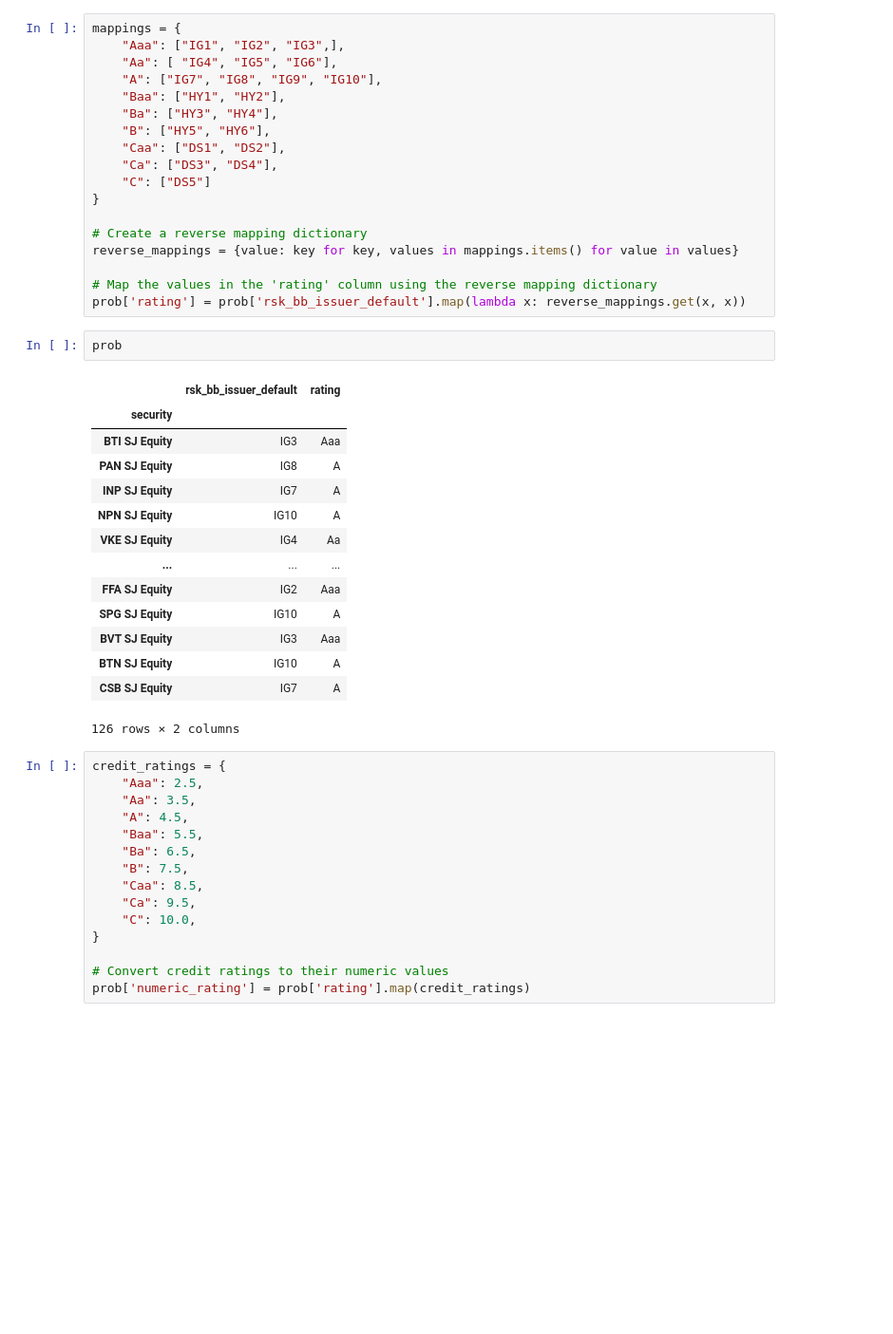
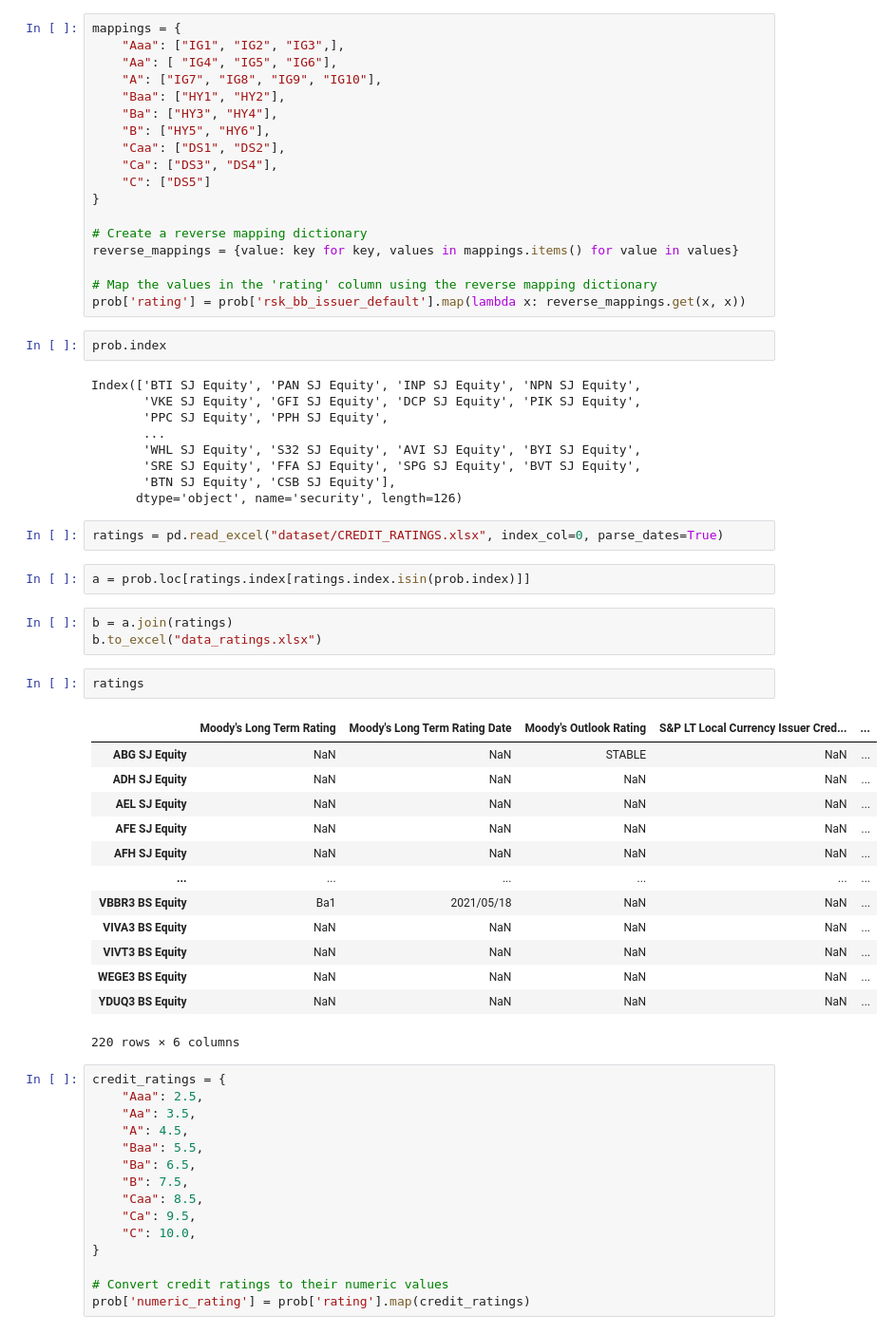
Before and after one commit to thabangndhlovu/HELLO_CREDIT, a Jupyter notebook: hello_credit04_training.ipynb, the cells around one changed output. Shown: that part at 95% size. Cells and saved outputs as stored; diff of their text form; blank space fills up the shorter version.

```diff
--- a/hello_credit04_training.ipynb
+++ b/hello_credit04_training.ipynb
@@ -285,22 +285,39 @@ reverse_mappings = {value: key for key, values in mappings.items() for value in
 # Map the values in the 'rating' column using the reverse mapping dictionary
 prob['rating'] = prob['rsk_bb_issuer_default'].map(lambda x: reverse_mappings.get(x, x))
 # %%
-prob
+prob.index
 # %% [output]
-|  | rsk_bb_issuer_default | rating |
-| security |  |  |
-| BTI SJ Equity | IG3 | Aaa |
-| PAN SJ Equity | IG8 | A |
-| INP SJ Equity | IG7 | A |
-| NPN SJ Equity | IG10 | A |
-| VKE SJ Equity | IG4 | Aa |
-| ... | ... | ... |
-| FFA SJ Equity | IG2 | Aaa |
-| SPG SJ Equity | IG10 | A |
-| BVT SJ Equity | IG3 | Aaa |
-| BTN SJ Equity | IG10 | A |
-| CSB SJ Equity | IG7 | A |
-126 rows × 2 columns
+Index(['BTI SJ Equity', 'PAN SJ Equity', 'INP SJ Equity', 'NPN SJ Equity',
+       'VKE SJ Equity', 'GFI SJ Equity', 'DCP SJ Equity', 'PIK SJ Equity',
+       'PPC SJ Equity', 'PPH SJ Equity',
+       ...
+       'WHL SJ Equity', 'S32 SJ Equity', 'AVI SJ Equity', 'BYI SJ Equity',
+       'SRE SJ Equity', 'FFA SJ Equity', 'SPG SJ Equity', 'BVT SJ Equity',
+       'BTN SJ Equity', 'CSB SJ Equity'],
+      dtype='object', name='security', length=126)
+# %%
+ratings = pd.read_excel("dataset/CREDIT_RATINGS.xlsx", index_col=0, parse_dates=True)
+# %%
+a = prob.loc[ratings.index[ratings.index.isin(prob.index)]]
+# %%
+b = a.join(ratings)
+b.to_excel("data_ratings.xlsx")
+# %%
+ratings
+# %% [output]
+|  | Moody's Long Term Rating | Moody's Long Term Rating Date | Moody's Outlook Rating | S&P LT Local Currency Issuer Cred... | ... |
+| ABG SJ Equity | NaN | NaN | STABLE | NaN | ... |
+| ADH SJ Equity | NaN | NaN | NaN | NaN | ... |
+| AEL SJ Equity | NaN | NaN | NaN | NaN | ... |
+| AFE SJ Equity | NaN | NaN | NaN | NaN | ... |
+| AFH SJ Equity | NaN | NaN | NaN | NaN | ... |
+| ... | ... | ... | ... | ... | ... |
+| VBBR3 BS Equity | Ba1 | 2021/05/18 | NaN | NaN | ... |
+| VIVA3 BS Equity | NaN | NaN | NaN | NaN | ... |
+| VIVT3 BS Equity | NaN | NaN | NaN | NaN | ... |
+| WEGE3 BS Equity | NaN | NaN | NaN | NaN | ... |
+| YDUQ3 BS Equity | NaN | NaN | NaN | NaN | ... |
+220 rows × 6 columns
 # %%
 credit_ratings = {
     "Aaa": 2.5,
```
Also changed, not shown: 2 other files.
